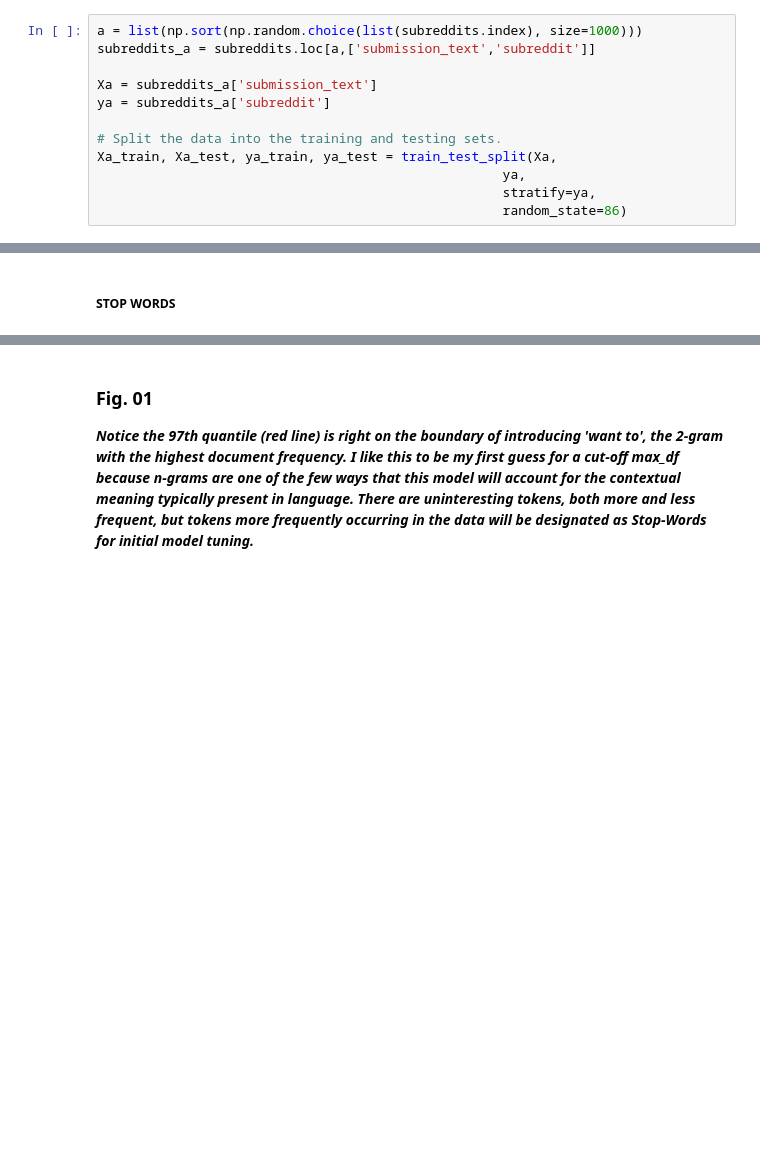
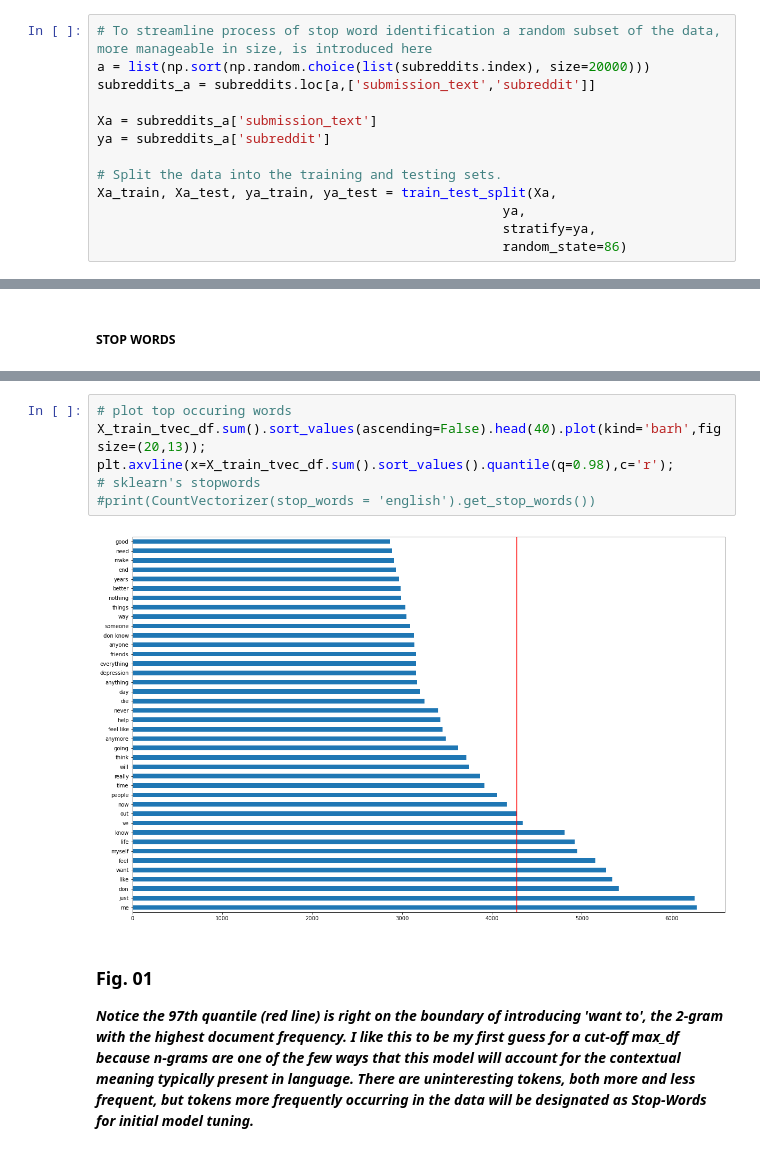
Before and after one commit to aascode/Discerning-Suicidal-Ideation-From-the-Language-of-Depression, a Jupyter notebook: code/03_Notebook_Model_Benchmarks.ipynb, the cells around one changed output, grey strips where cells are left out. Cells and saved outputs as stored; diff of their text form; blank space fills up the shorter version.

```diff
--- a/code/03_Notebook_Model_Benchmarks.ipynb
+++ b/code/03_Notebook_Model_Benchmarks.ipynb
@@ -34,5 +27,6 @@ X_train, X_test, y_train, y_test = train_test_split(X,
 # %%
-a = list(np.sort(np.random.choice(list(subreddits.index), size=1000)))
+# To streamline process of stop word identification a random subset of the data, more manageable in size, is introduced here
+a = list(np.sort(np.random.choice(list(subreddits.index), size=20000)))
 subreddits_a = subreddits.loc[a,['submission_text','subreddit']]
 
 Xa = subreddits_a['submission_text']
@@ -107,3 +206,11 @@ plt.axvline(x=X_train_df.sum().sort_values().quantile(q=0.964),c='r');
+# %%
+# plot top occuring words
+X_train_tvec_df.sum().sort_values(ascending=False).head(40).plot(kind='barh',figsize=(20,13));
+plt.axvline(x=X_train_tvec_df.sum().sort_values().quantile(q=0.98),c='r');
+# sklearn's stopwords
+#print(CountVectorizer(stop_words = 'english').get_stop_words())
+# %% [output]
+[figure, added]
 # %% [markdown]
 ### Fig. 01
 ***Notice the 97th quantile (red line) is right on the boundary of introducing 'want to', the 2-gram with the highest document frequency. I like this to be my first guess for a cut-off max_df because n-grams are one of the few ways that this model will account for the contextual meaning typically present in language. There are uninteresting tokens, both more and less frequent, but tokens more frequently occurring in the data will be designated as Stop-Words for initial model tuning.***
```
Also changed, not shown: parts of 45 cells of this notebook, 2 other files.
